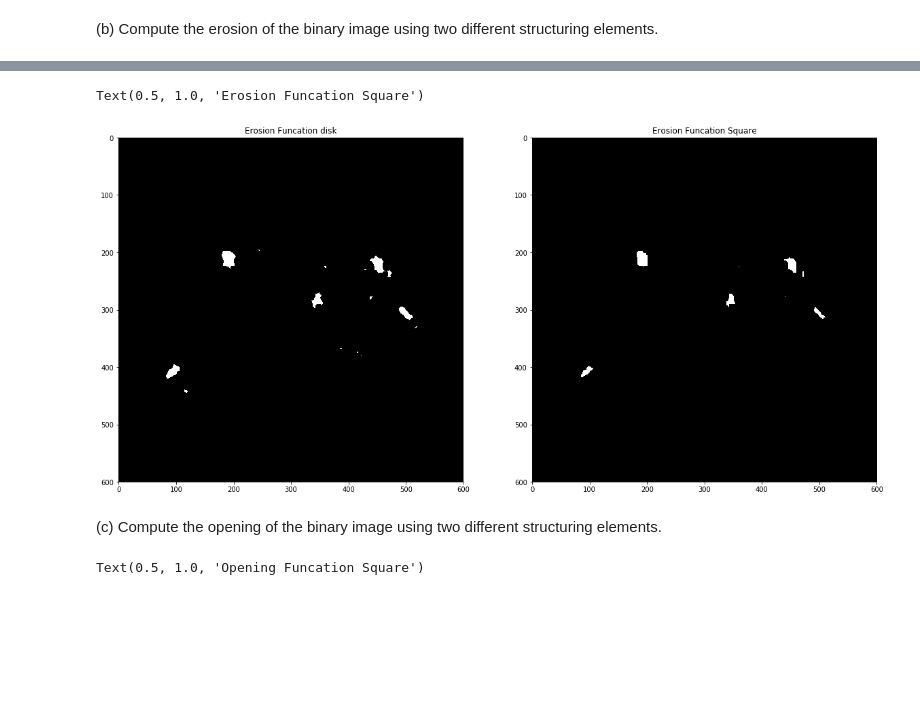
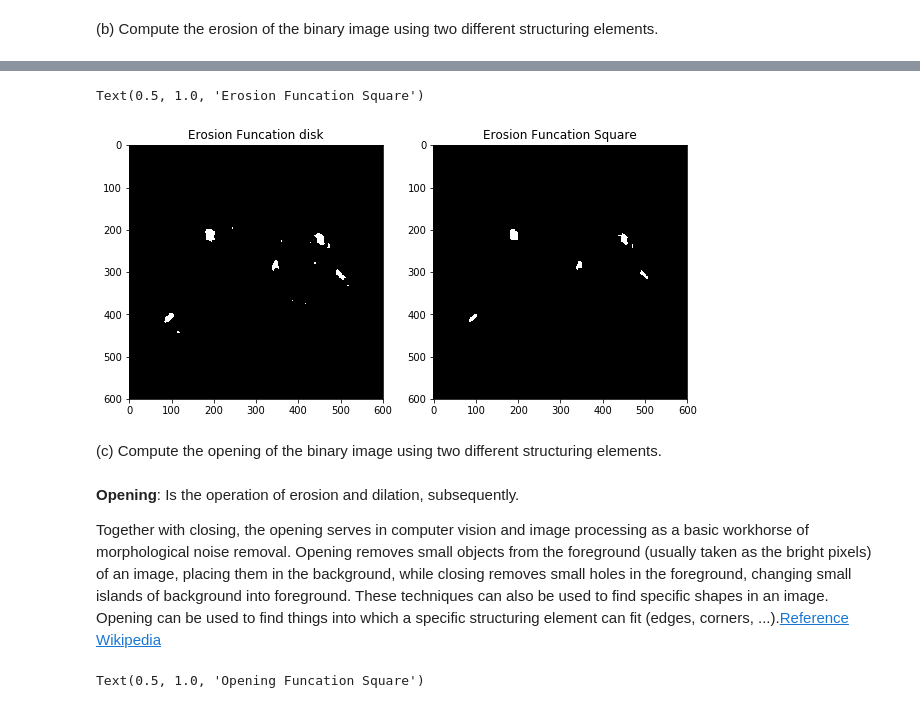
Before and after one commit to pooyansalehi/DIPastro2019, a Jupyter notebook: lab5/lab5.ipynb, the cells around one changed output, grey strips where cells are left out. Saved outputs shown, nothing was run; the diff lists cells and outputs as text; code cells hidden in the pictures; blank space fills up the shorter version.

```diff
--- a/lab5/lab5.ipynb
+++ b/lab5/lab5.ipynb
@@ -173,14 +180,18 @@ imggr_erosion_square = morph.binary_erosion(threshold_imggr,selem_square)
 # %%
-fig, axes = plt.subplots(1, 2, figsize=(20,20))
+fig, axes = plt.subplots(1, 2, figsize=(10, 10))
 ax = axes.ravel()
 
 ax[0].imshow(imggr_erosion_disk, cmap='gray')
 ax[0].set_title("Erosion Funcation disk")
 ax[1].imshow(imggr_erosion_square, cmap='gray')
 ax[1].set_title("Erosion Funcation Square")
 # %% [output]
 Text(0.5, 1.0, 'Erosion Funcation Square')
-[figure, old version]
+[figure, new version]
 # %% [markdown]
 (c) Compute the opening of the binary image using two different structuring elements.
+# %% [markdown]
+**Opening**: Is the operation of erosion and dilation, subsequently.
+
+Together with closing, the opening serves in computer vision and image processing as a basic workhorse of morphological noise removal. Opening removes small objects from the foreground (usually taken as the bright pixels) of an image, placing them in the background, while closing removes small holes in the foreground, changing small islands of background into foreground. These techniques can also be used to find specific shapes in an image. Opening can be used to find things into which a specific structuring element can fit (edges, corners, ...).[Reference Wikipedia](https://en.wikipedia.org/wiki/Opening_(morphology))
 # %%
```
Also changed, not shown: parts of 33 cells of this notebook.
